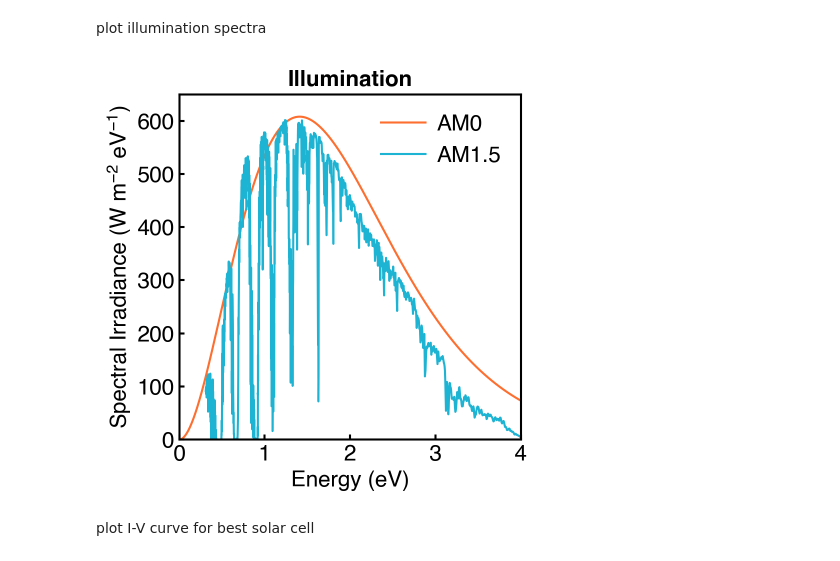
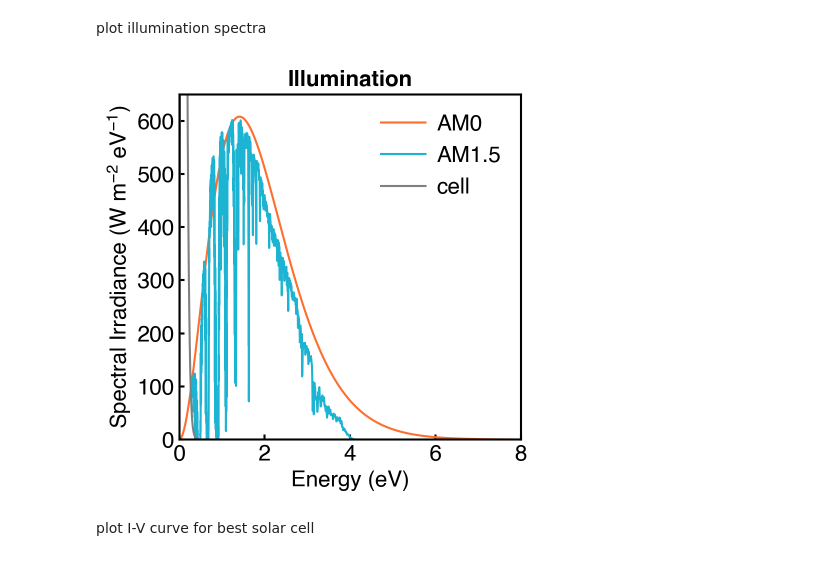
Before and after one commit to corawent/fundamentals, a Jupyter notebook: sqlimit.ipynb, the cells around one changed output. Saved outputs shown, nothing was run; the diff lists cells and outputs as text; code cells hidden in the pictures.

```diff
--- a/sqlimit.ipynb
+++ b/sqlimit.ipynb
@@ -42,10 +43,13 @@ calculate incident power and initialize efficiency array
 #incident power
 e_tot=np.arange(e_step,8,e_step)
 bbe_s=2*omega_s/(h**3*c**2)*e_tot**3/(np.exp(e_tot/(k*t_s))-1)
+bbe_c=2*omega_c/(h**3*c**2)*e_tot**3/(np.exp(e_tot/(k*t_c))-1)
 pinc_am0=q*trapz(bbe_s,e_tot) #W/(m^2) - multiply by q for eV to J
 
 #initialize efficiency
 eff_am0=np.zeros(len(egs))
+jsc_am0=np.zeros(len(egs))
+voc_am0=np.zeros(len(egs))
 # %% [markdown]
 run over bandgaps, find max efficiency
 # %%
@@ -141,15 +156,16 @@ plot illumination spectra
 # %%
 fig,ax=plt.subplots()
 ax.plot(e_tot,bbe_s*q,label='AM0')
 ax.plot(ev,am1p5,label='AM1.5')
+ax.plot(e_tot,bbe_c*q,label='cell')
 ax.set_xlabel("Energy (eV)")
 ax.set_ylabel("Spectral Irradiance (W $m^{-2}$ $eV^{-1}$)")
 ax.legend(loc="upper right")
 ax.set_title('Illumination')
-ax.set_xlim([0,4])
+ax.set_xlim([0,8])
 ax.set_ylim([0,650]);
 # %% [output]
-[figure, old version]
+[figure, new version]
 # %% [markdown]
 plot I-V curve for best solar cell
 # %%
```
Also changed, not shown: parts of 11 cells of this notebook, 40 other files.
